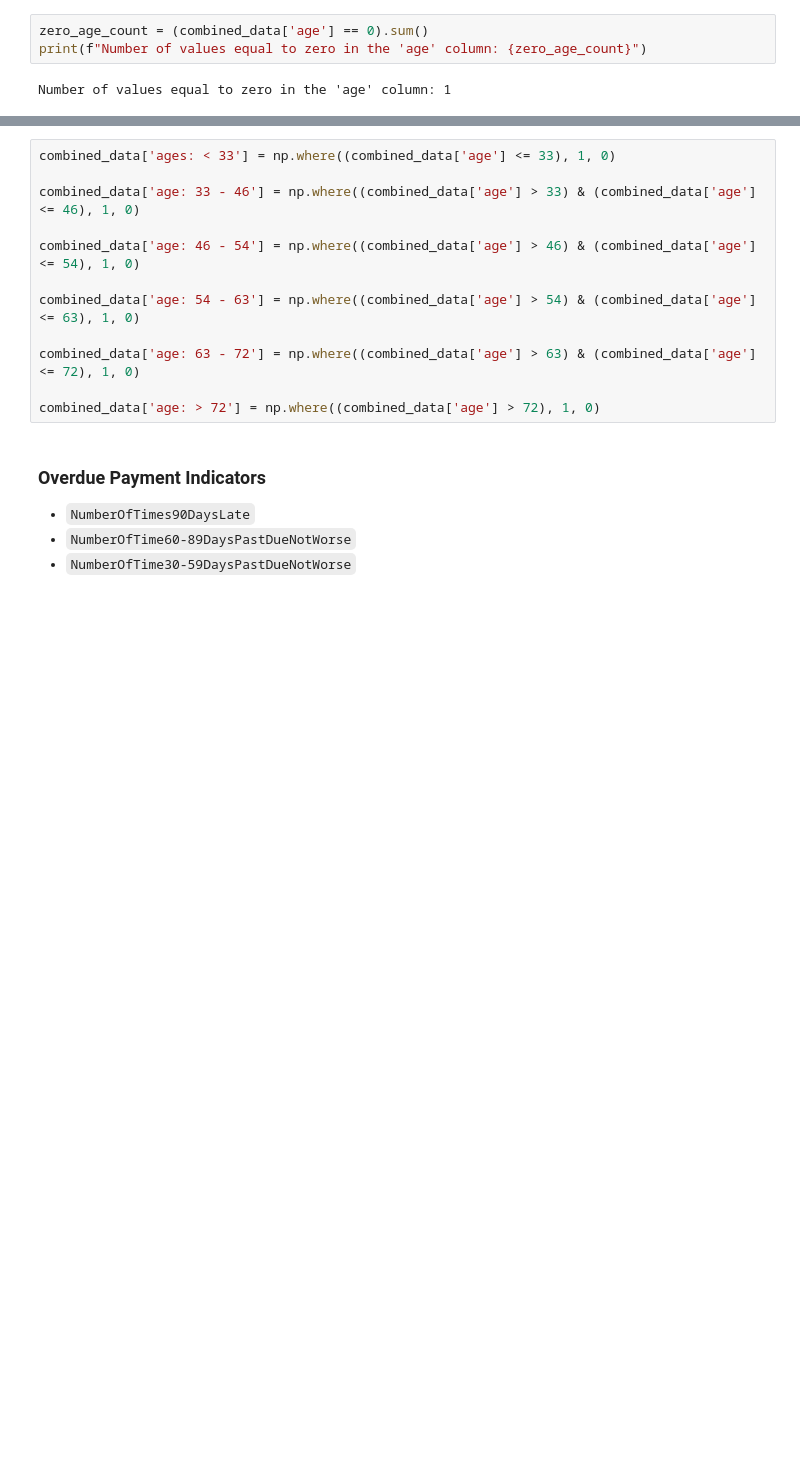
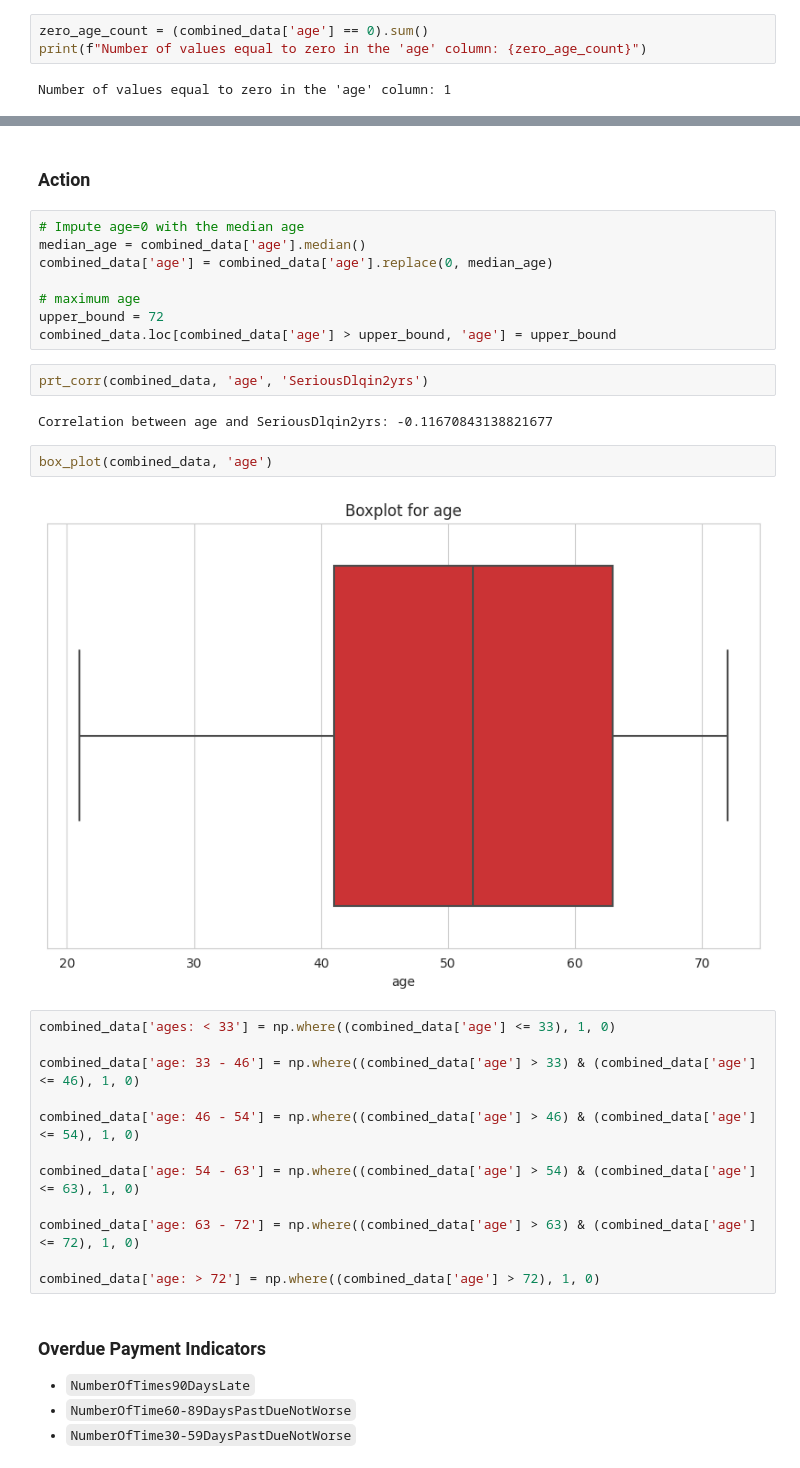
Before and after one commit to Saba-a11/Kaggle_Credit_Score, a Jupyter notebook: CreditModel.ipynb, the cells around one changed output, grey strips where cells are left out. Saved outputs shown, nothing was run; the diff lists cells and outputs as text; blank space fills up the shorter version.

```diff
--- a/CreditModel.ipynb
+++ b/CreditModel.ipynb
@@ -477,6 +489,24 @@ Information Value (IV) for age: 0.26200481206952064
 plot_woe(woe_iv_result, 45)
 # %% [output]
 [figure]
+# %% [markdown]
+### Action
+# %%
+# Impute age=0 with the median age
+median_age = combined_data['age'].median()
+combined_data['age'] = combined_data['age'].replace(0, median_age)
+
+# maximum age
+upper_bound = 72
+combined_data.loc[combined_data['age'] > upper_bound, 'age'] = upper_bound
+# %%
+prt_corr(combined_data, 'age', 'SeriousDlqin2yrs')
+# %% [output]
+Correlation between age and SeriousDlqin2yrs: -0.11670843138821677
+# %%
+box_plot(combined_data, 'age')
+# %% [output]
+[figure, added]
 # %%
 combined_data['ages: < 33'] = np.where((combined_data['age'] <= 33), 1, 0)
 
```
Also changed, not shown: parts of 39 cells of this notebook.
